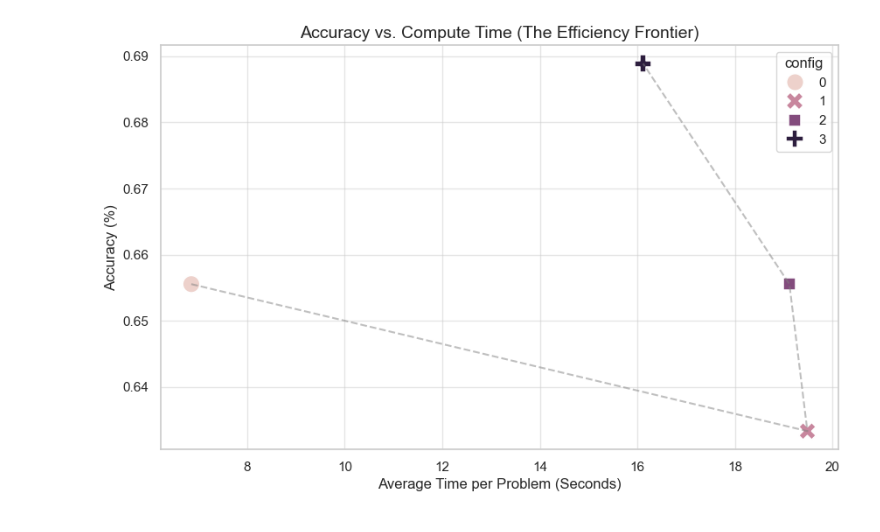
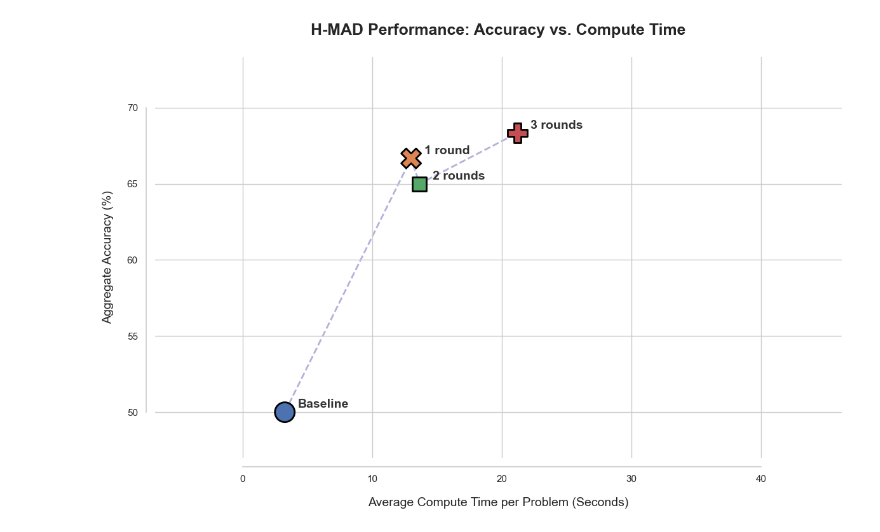
Before and after one commit to danmot-98/Final_Project_266, a Jupyter notebook: Final_Project_Results.ipynb, the cells around one changed output. Drawn from its saved outputs; the diff is of its cells as text; code cells hidden in the pictures.

```diff
--- a/Final_Project_Results.ipynb
+++ b/Final_Project_Results.ipynb
@@ -8,16 +8,15 @@ from IPython.display import display
 sns.set_theme(style="whitegrid")
 plt.rcParams.update({'font.size': 12, 'figure.figsize': (10, 6)})
 
-path1 = '90 question test results/config1_90_final.jsonl'
-path2 = '90 question test results/config2_90_final.jsonl'
-path3 = '90 question test results/config3_90_final.jsonl'
-path4 = '90 question test results/config4_90_final.jsonl'
+path1 = 'final_update_60_config1.jsonl'
+path2 = 'final_update_60_config2.jsonl'
+path3 = 'final_update_60_config3.jsonl'
+path4 = 'baseline_config4_update.jsonl'
 
 df1 = pd.read_json(path1, lines=True)
 df2 = pd.read_json(path2, lines=True)
 df3 = pd.read_json(path3, lines=True)
 df4 = pd.read_json(path4, lines=True)
-df5 = pd.read_json('test.jsonl', lines=True)
 
 df1['config'] = 0
 df2['config'] = 1
@@ -69,25 +68,86 @@ Passing `palette` without assigning `hue` is deprecated and will be removed in v
 # %%
-# Calculate average time per question for each config
-# We sum the phase times recorded in your JSON
+# 1. Define the specific mapping for your research stages
+config_labels = {
+    0: "Baseline",
+    1: "1 round",
+    2: "2 rounds",
+    3: "3 rounds"
+}
+
+# 2. Aesthetics setup
+sns.set_theme(style="whitegrid", palette="deep")
+plt.rcParams['font.family'] = 'sans-serif'
+
+# 3. Data Preparation
+# Calculate total time if not already in the dataframe
 df_master['total_time'] = (df_master['time_phase_1'] +
                            df_master['time_phase_4_code'] +
                            df_master['time_phase_final'])
 
 time_acc = df_master.groupby('config').agg({
     'is_correct': 'mean',
     'total_time': 'mean'
 }).reset_index()
 
-plt.figure(figsize=(10, 6))
-sns.scatterplot(data=time_acc, x='total_time', y='is_correct', hue='config', s=200, style='config')
+# Apply your custom labels
+time_acc['display_name'] = time_acc['config'].map(config_labels)
 
-# Add trendline to show "Efficiency Frontier"
-plt.plot(time_acc['total_time'], time_acc['is_correct'], linestyle='--', alpha=0.5, color='gray')
+# Convert accuracy to percentage for the Y-axis
+time_acc['accuracy_pct'] = time_acc['is_correct'] * 100
 
-plt.title('Accuracy vs. Compute Time (The Efficiency Frontier)', fontsize=14)
-plt.xlabel('Average Time per Problem (Seconds)')
-plt.ylabel('Accuracy (%)')
-plt.grid(True, which="both", ls="-", alpha=0.5)
+# 4. Plotting
+fig, ax = plt.subplots(figsize=(12, 8))
+
+# Draw the scatter points
+# We use a large 's' for high-visibility markers
+sns.scatterplot(
+    data=time_acc,
+    x='total_time',
+    y='accuracy_pct',
+    hue='display_name',
+    style='display_name',
+    s=500,
+    edgecolor='black',
+    linewidth=2,
+    ax=ax,
+    legend=False  # Direct labels are cleaner than a legend box
+)
+
+# 5. Direct Annotation (The "Baseline" through "3 rounds" labels)
+for i in range(len(time_acc)):
+    ax.annotate(
+        time_acc['display_name'][i],
+        (time_acc['total_time'][i], time_acc['accuracy_pct'][i]),
+        xytext=(15, 5),               # Offset the text slightly to the right
+        textcoords='offset points',
+        fontsize=14,
+        fontweight='bold',
+        color='#333333'
+    )
+
+# 6. The Efficiency Frontier Line
+# We draw this behind the points (zorder=0)
+plt.plot(
+    time_acc['total_time'],
+    time_acc['accuracy_pct'],
+    color='darkblue',
+    linestyle='--',
+    linewidth=2,
+    alpha=0.3,
+    zorder=0
+)
+
+# 7. Final Formatting
+plt.title('H-MAD Performance: Accuracy vs. Compute Time', fontsize=18, fontweight='bold', pad=25)
+plt.xlabel('Average Compute Time per Problem (Seconds)', fontsize=14, labelpad=15)
+plt.ylabel('Aggregate Accuracy (%)', fontsize=14, labelpad=15)
+
+# Give the plot some "breathing room" on the edges
+plt.xlim(time_acc['total_time'].min() - 10, time_acc['total_time'].max() + 25)
+plt.ylim(time_acc['accuracy_pct'].min() - 3, time_acc['accuracy_pct'].max() + 5)
+
+sns.despine(offset=10, trim=True)
+plt.tight_layout()
 plt.show()
 # %% [output]
-[figure, old version]
+[figure, new version]
```
Also changed, not shown: parts of 7 cells of this notebook.
